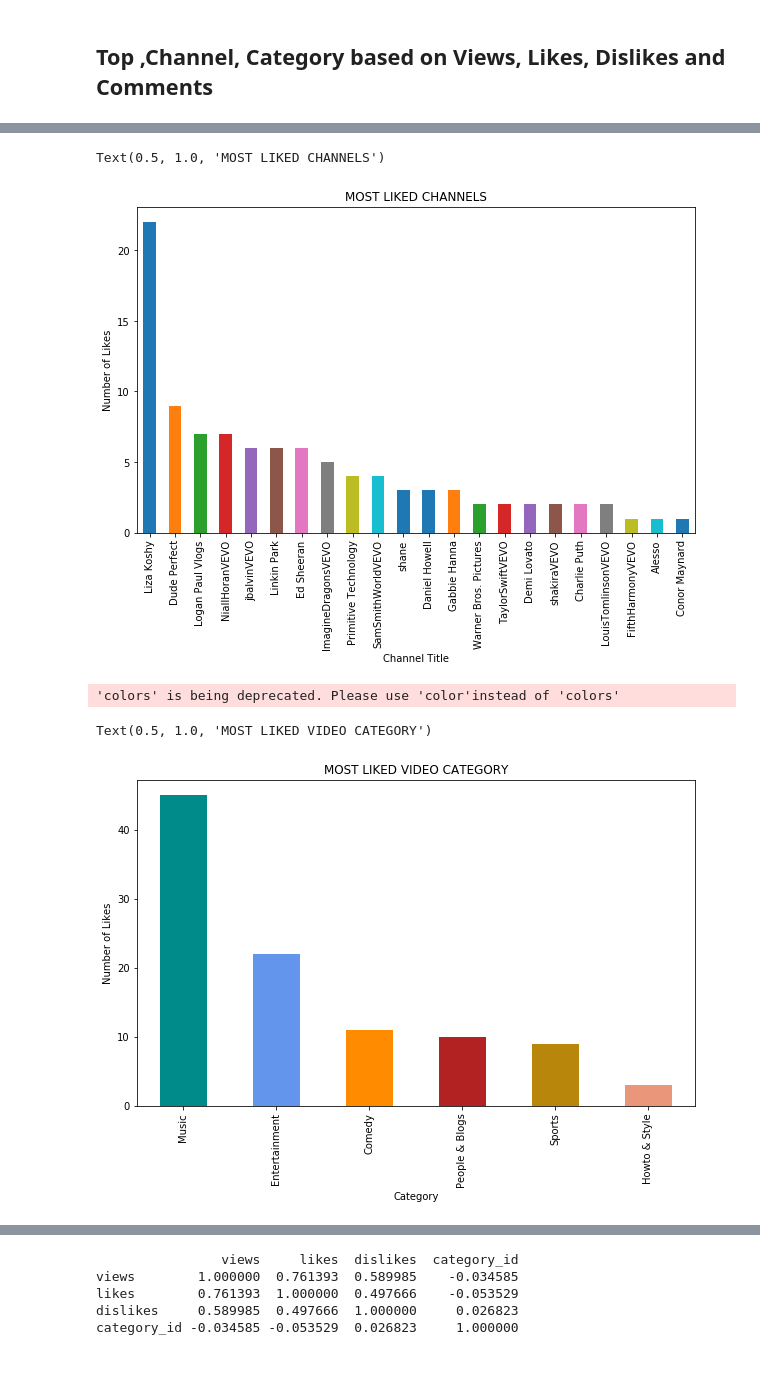
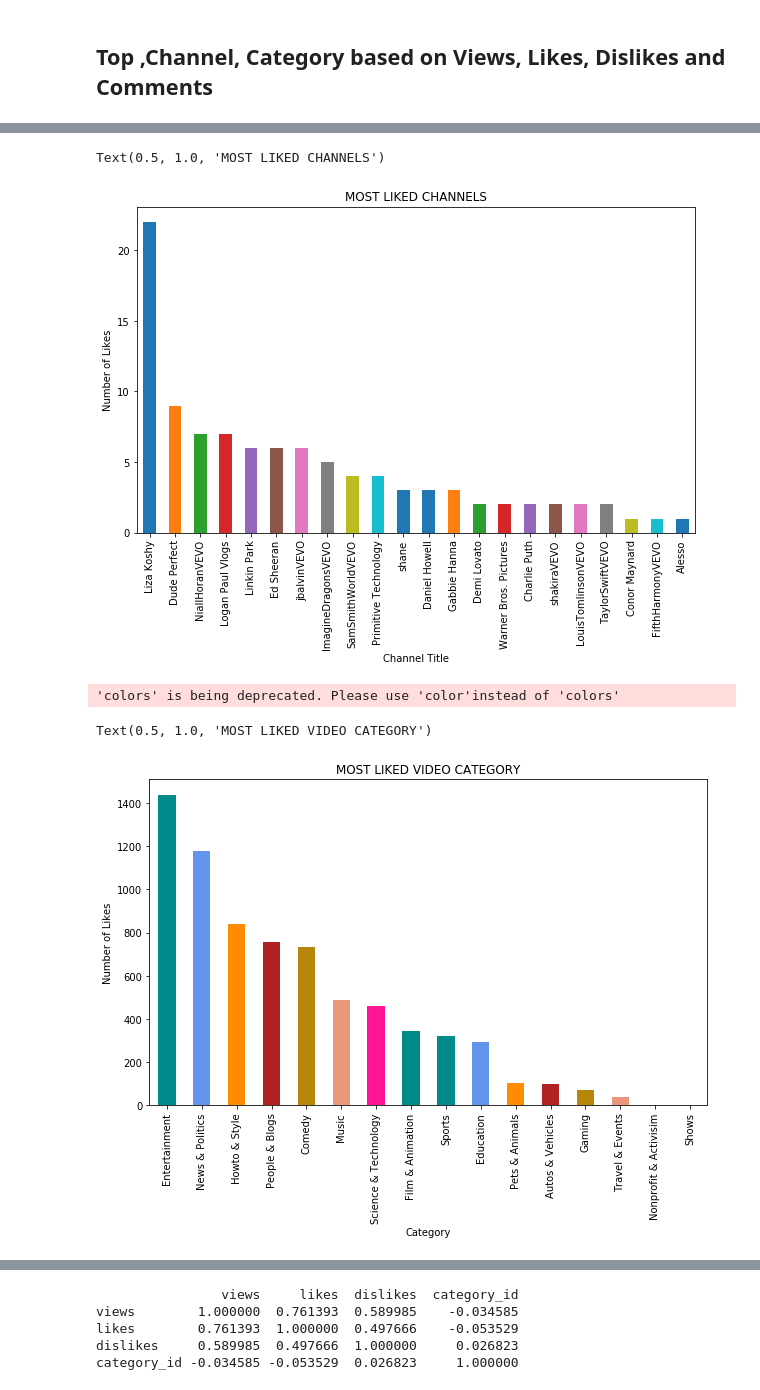
Before and after one commit to singhamanraj/Capstone-Project, a Jupyter notebook: YouTube_Likes_Prediction.ipynb, the cells around one changed output, grey strips where cells are left out. Cells and saved outputs as stored; diff of their text form; code cells hidden in the pictures.

```diff
--- a/YouTube_Likes_Prediction.ipynb
+++ b/YouTube_Likes_Prediction.ipynb
@@ -65,6 +62,11 @@ array(['13.09', '14.09', '15.09', '16.09', '17.09', '18.09', '19.09',
 
 video_data.loc[video_data['date'] == '26.0903jeumSTSzc', 'date'] = '26.09'
 video_data.loc[video_data['date'] == '100', 'date'] = '9.1'
+# %%
+#Correcting the dates for Oct
+
+for i in range(1,23):
+    video_data.loc[video_data['date'] == str(i)+'.1', 'date'] = str(i)+'.10'
 # %%
 video_data['date'].unique()
 # %% [output]
@@ -77,9 +79,9 @@ array(['13.09', '14.09', '15.09', '16.09', '17.09', '18.09', '19.09',
 # %%
 #Changing the format of date
 
-video_data['date'] = video_data['date'].apply(lambda x: pd.to_datetime(str(x).replace('.','')+"2017",
-                                                                     format='%d%m%Y'))
-video_data['date'] = video_data['date'].dt.date
+#video_data['date'] = video_data['date'].apply(lambda x: pd.to_datetime(str(x).replace('.','')+"2017",
+#                                                                     format='%d%m%Y'))
+#video_data['date'] = video_data['date'].dt.date
 # %%
 video_data.head()
 # %% [output]
@@ -297,5 +368,21 @@ video_data.head()
 # %% [markdown]
 ## Top ,Channel, Category based on Views, Likes, Dislikes and Comments
+# %%
+video_data.loc[video_data['category_id'] == 1, 'category_name'] = 'Film & Animation'
+video_data.loc[video_data['category_id'] == 24, 'category_name'] = 'Entertainment'
+video_data.loc[video_data['category_id'] == 28, 'category_name'] = 'Science & Technology'
+video_data.loc[video_data['category_id'] == 23, 'category_name'] = 'Comedy'
+video_data.loc[video_data['category_id'] == 22, 'category_name'] = 'People & Blogs'
+video_data.loc[video_data['category_id'] == 26, 'category_name'] = 'Howto & Style'
+video_data.loc[video_data['category_id'] == 10, 'category_name'] = 'News & Politics'
+video_data.loc[video_data['category_id'] == 17, 'category_name'] = 'Sports'
+video_data.loc[video_data['category_id'] == 27, 'category_name'] = 'Education'
+video_data.loc[video_data['category_id'] == 2, 'category_name'] = 'Autos & Vehicles'
+video_data.loc[video_data['category_id'] == 20, 'category_name'] = 'Gaming'
+video_data.loc[video_data['category_id'] == 15, 'category_name'] = 'Pets & Animals'
+video_data.loc[video_data['category_id'] == 19, 'category_name'] = 'Travel & Events'
+video_data.loc[video_data['category_id'] == 29, 'category_name'] = 'Nonprofits & Activism'
+video_data.loc[video_data['category_id'] == 43, 'category_name'] = 'Shows'
 # %%
 #Top Viewed videos
 top_views = video_data.sort_values(['views'],ascending=False)
@@ -343,20 +434,20 @@ plt.ylabel('Number of Likes')
 plt.title('MOST LIKED CHANNELS')
 # %% [output]
 Text(0.5, 1.0, 'MOST LIKED CHANNELS')
-[figure, old version]
+[figure, new version]
 # %%
 #Top Categories based on likes
 
-ax = top_100_likes['category_id'].value_counts().plot('bar',figsize=[10,6], colors=['darkcyan','cornflowerblue', 'darkorange',
+ax = top_likes['category_id'].value_counts().plot('bar',figsize=[10,6], colors=['darkcyan','cornflowerblue', 'darkorange',
 'firebrick', 'darkgoldenrod', 'darksalmon','deeppink'])
-ax.set_xticklabels(['Music','Entertainment','Comedy', 'People & Blogs','Sports','Howto & Style','Science & Technology'])
+ax.set_xticklabels(['Entertainment','News & Politics','Howto & Style', 'People & Blogs','Comedy','Music','Science & Technology','Film & Animation','Sports','Education','Pets & Animals','Autos & Vehicles','Gaming','Travel & Events','Nonprofit & Activisim','Shows'])
 plt.xlabel('Category')
 plt.ylabel('Number of Likes')
 plt.title('MOST LIKED VIDEO CATEGORY')
 # %% [output]
 'colors' is being deprecated. Please use 'color'instead of 'colors'
 Text(0.5, 1.0, 'MOST LIKED VIDEO CATEGORY')
-[figure, old version]
+[figure, new version]
 # %%
 #Top Commented videos
 top_commented_videos = video_data.sort_values(['comment_total'],ascending=False)
```
Also changed, not shown: parts of 40 cells of this notebook, 1 other file.
